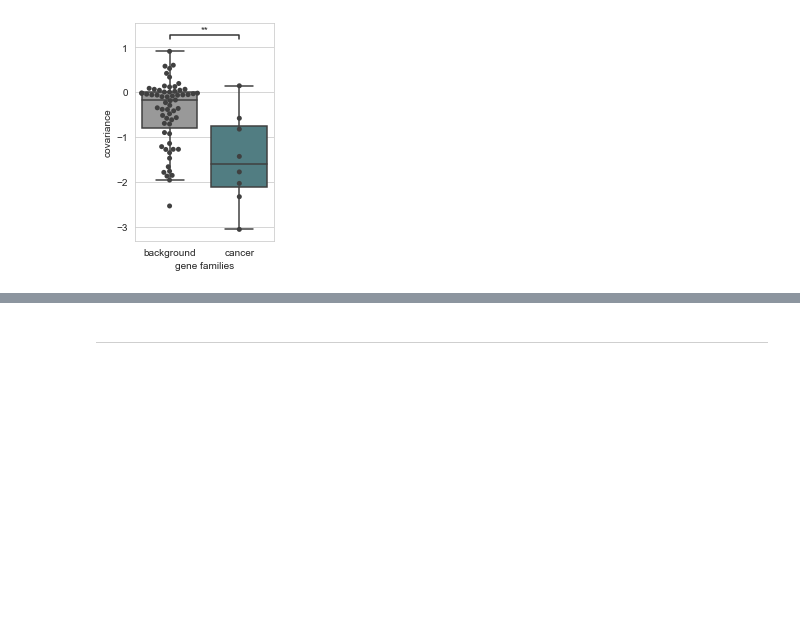
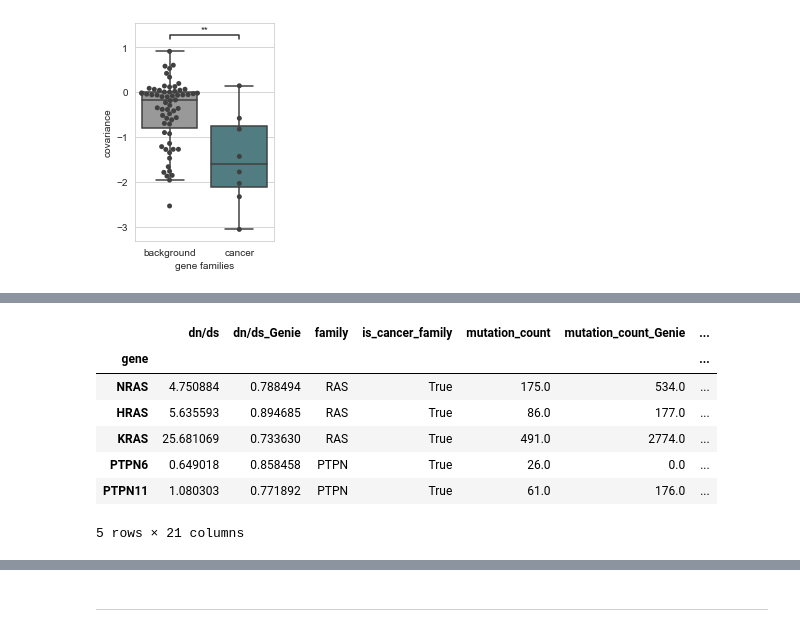
Before and after one commit to webermarcolivier/codon_usage_oncogenes, a Jupyter notebook: src/KRAS_codon_usage_published.ipynb, the cells around one changed output, grey strips where cells are left out. Cells and saved outputs as stored; diff of their text form; code cells hidden in the pictures; blank space fills up the shorter version.

```diff
--- a/src/KRAS_codon_usage_published.ipynb
+++ b/src/KRAS_codon_usage_published.ipynb
@@ -4843,0 +4798,12 @@ hannahDf3.to_excel(str(KRASPath / 'results' / 'cell_line_experiment_Hannah' / 'c
+# %%
+famDf = pd.read_csv(outputPath / 'gene family' / 'famDf.csv', index_col=0).set_index('gene')
+famDf.head()
+# %% [output]
+|  | dn/ds | dn/ds_Genie | family | is_cancer_family | mutation_count | mutation_count_Genie | ... |
+| gene |  |  |  |  |  |  | ... |
+| NRAS | 4.750884 | 0.788494 | RAS | True | 175.0 | 534.0 | ... |
+| HRAS | 5.635593 | 0.894685 | RAS | True | 86.0 | 177.0 | ... |
+| KRAS | 25.681069 | 0.733630 | RAS | True | 491.0 | 2774.0 | ... |
+| PTPN6 | 0.649018 | 0.858458 | PTPN | True | 26.0 | 0.0 | ... |
+| PTPN11 | 1.080303 | 0.771892 | PTPN | True | 61.0 | 176.0 | ... |
+5 rows × 21 columns
```
Also changed, not shown: parts of 63 cells of this notebook.
